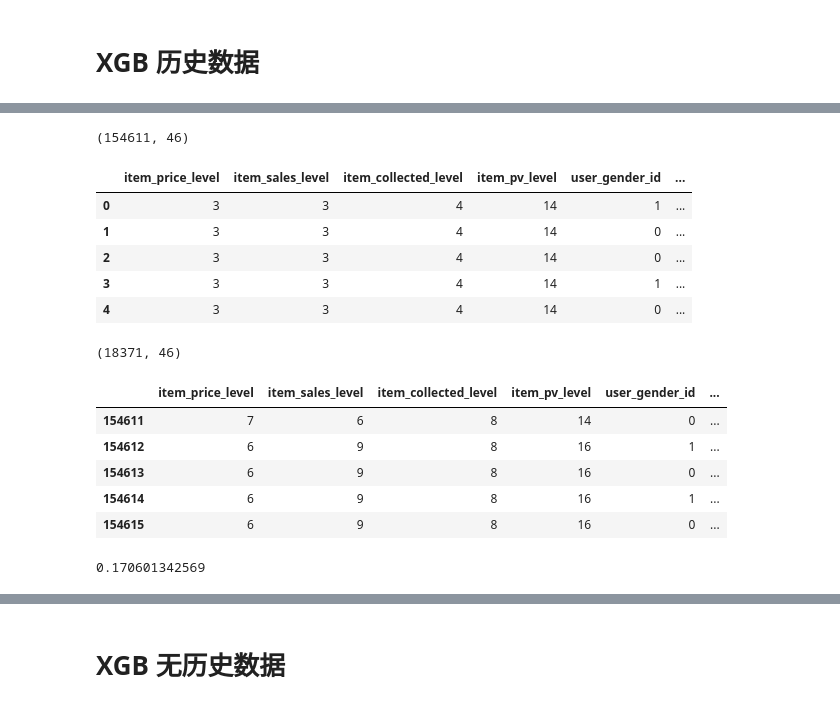
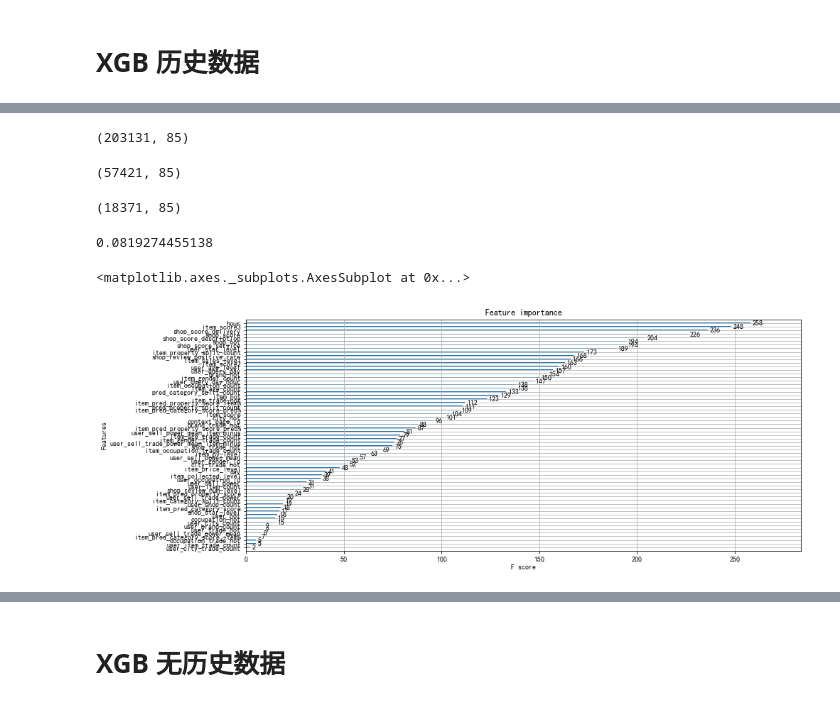
Before and after one commit to abcdddxy/kaggle, a Jupyter notebook: ALiMaMa/XGB.ipynb, the cells around one changed output, grey strips where cells are left out. Cells and saved outputs as stored; diff of their text form; code cells hidden in the pictures.

```diff
--- a/ALiMaMa/XGB.ipynb
+++ b/ALiMaMa/XGB.ipynb
@@ -31,7 +31,7 @@ matplotlib.rcParams['axes.unicode_minus'] = False
 # %% [markdown]
 # XGB 历史数据
 # %%
-train = pd.read_csv('train_preprocessing42.csv')
+train = pd.read_csv('train_preprocessing34.csv')
 
-test = train[train.is_trade == -1]
-train = train[train.is_trade != -1]
+train.shape
+train.head()
@@ -57,23 +71,3 @@ predictors = [
 ]
 
 target = ['is_trade']
-# %%
-train[predictors].shape
-train[predictors].head()
-test[predictors].shape
-test[predictors].head()
-# %% [output]
-(154611, 46)
-|  | item_price_level | item_sales_level | item_collected_level | item_pv_level | user_gender_id | ... |
-| 0 | 3 | 3 | 4 | 14 | 1 | ... |
-| 1 | 3 | 3 | 4 | 14 | 0 | ... |
-| 2 | 3 | 3 | 4 | 14 | 0 | ... |
-| 3 | 3 | 3 | 4 | 14 | 1 | ... |
-| 4 | 3 | 3 | 4 | 14 | 0 | ... |
-(18371, 46)
-|  | item_price_level | item_sales_level | item_collected_level | item_pv_level | user_gender_id | ... |
-| 154611 | 7 | 6 | 8 | 14 | 0 | ... |
-| 154612 | 6 | 9 | 8 | 16 | 1 | ... |
-| 154613 | 6 | 9 | 8 | 16 | 0 | ... |
-| 154614 | 6 | 9 | 8 | 16 | 1 | ... |
-| 154615 | 6 | 9 | 8 | 16 | 0 | ... |
@@ -97,28 +96,42 @@ del val_kflod
+# %%
+test = train[train.is_trade == -1]
+val = train[(train.is_trade != -1) & (train.day == 24)]
+train = train[(train.is_trade != -1) & (train.day != 24)]
+
+train.shape
+val.shape
+test.shape
+# %% [output]
+(203131, 85)
+(57421, 85)
+(18371, 85)
 # %%
 #train/val
 params = {
     'objective': 'binary:logistic',
-    'eta': 0.05,
+    'eta': 0.07,
     'colsample_bytree': 0.886,
-    'min_child_weight': 1.1,
-    'max_depth': 7,
+    'min_child_weight': 0.1,
+    'max_depth': 5,
     'subsample': 0.886,
     'gamma': 0.1,
     'lambda': 10,
     'verbose_eval': True,
     'eval_metric': 'auc',
-    'scale_pos_weight': 50,
-    'seed': 201703,
+    'seed': 201803,
     'missing': -1
 }
 
-xgbtrain = xgb.DMatrix(x_train, y_train)
-xgbval = xgb.DMatrix(x_val)
-model = xgb.train(params, xgbtrain, num_boost_round=1200)
+xgbtrain = xgb.DMatrix(train[predictors], train[target])
+xgbval = xgb.DMatrix(val[predictors])
+model = xgb.train(params, xgbtrain, num_boost_round=210)
 y_pred = model.predict(xgbval)
 y_pred = pd.Series(y_pred, name='val')
 
-print(log_loss(y_val, y_pred))
+print(log_loss(val[target], y_pred))  # 0.0816262372061(3:4)
+xgb.plot_importance(model)
 # %% [output]
-0.170601342569
+0.0819274455138
+<matplotlib.axes._subplots.AxesSubplot at 0x...>
+[figure, added]
 # %%
```
Also changed, not shown: parts of 20 cells of this notebook, 3 other files.
